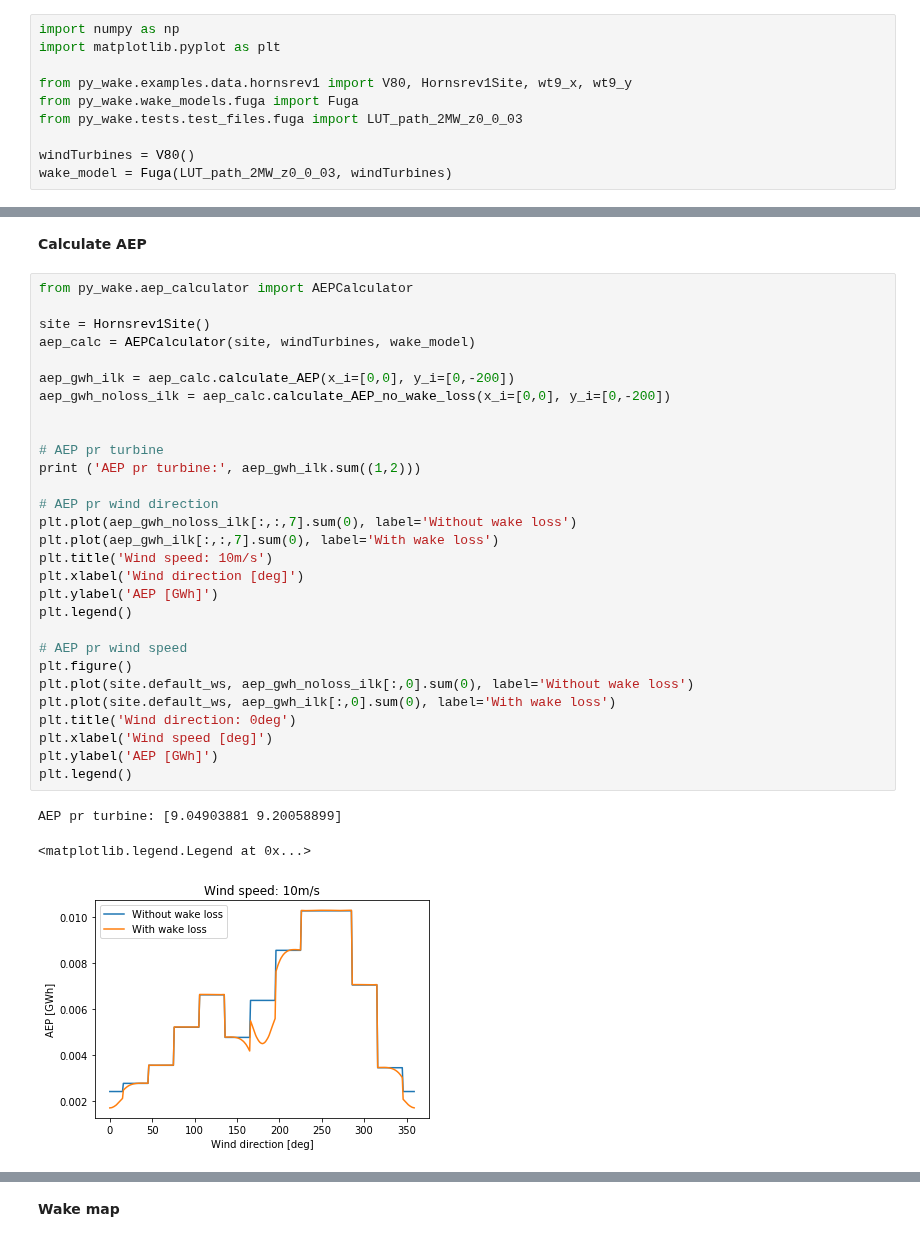
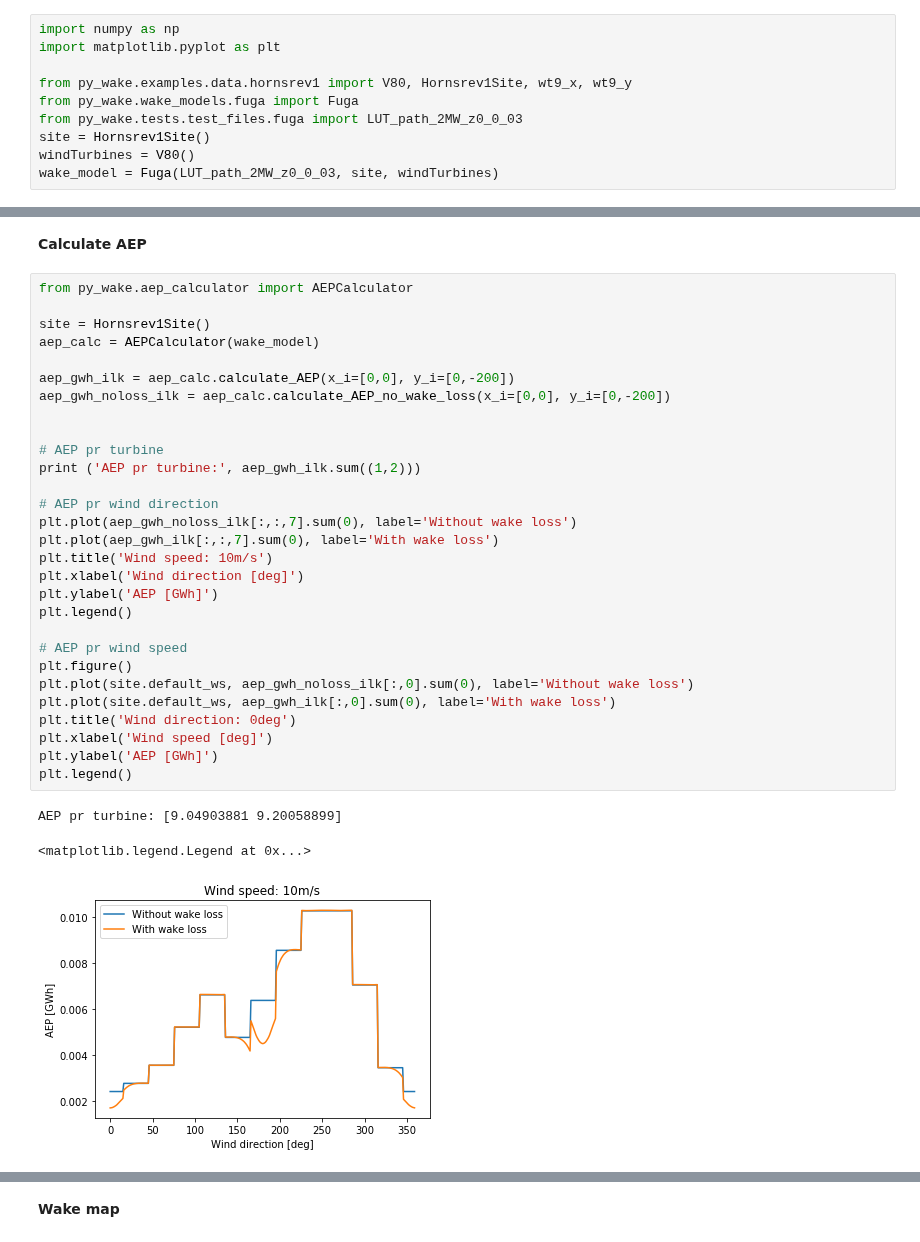
Before and after one commit to DTUWindEnergy/PyWake, a Jupyter notebook: _notebooks/elements/fuga.ipynb, the cells around one changed output, grey strips where cells are left out. Cells and saved outputs as stored; diff of their text form.

```diff
--- a/_notebooks/elements/fuga.ipynb
+++ b/_notebooks/elements/fuga.ipynb
@@ -7,9 +7,9 @@ import matplotlib.pyplot as plt
 from py_wake.examples.data.hornsrev1 import V80, Hornsrev1Site, wt9_x, wt9_y
 from py_wake.wake_models.fuga import Fuga
 from py_wake.tests.test_files.fuga import LUT_path_2MW_z0_0_03
-
+site = Hornsrev1Site()
 windTurbines = V80()
-wake_model = Fuga(LUT_path_2MW_z0_0_03, windTurbines)
+wake_model = Fuga(LUT_path_2MW_z0_0_03, site, windTurbines)
 # %% [markdown]
 The `Fuga` is a subclass of the general `WakeModel` class, see documentation [here](https://topfarm.pages.windenergy.dtu.dk/PyWake/wake_models/WakeModel.html)
 
@@ -122,32 +112,32 @@ For standard purposes, however, we do not call these methods manually. Instead w
 from py_wake.aep_calculator import AEPCalculator
 
 site = Hornsrev1Site()
-aep_calc = AEPCalculator(site, windTurbines, wake_model)
+aep_calc = AEPCalculator(wake_model)
 
 aep_gwh_ilk = aep_calc.calculate_AEP(x_i=[0,0], y_i=[0,-200])
 aep_gwh_noloss_ilk = aep_calc.calculate_AEP_no_wake_loss(x_i=[0,0], y_i=[0,-200])
 
 
 # AEP pr turbine
 print ('AEP pr turbine:', aep_gwh_ilk.sum((1,2)))
 
 # AEP pr wind direction
 plt.plot(aep_gwh_noloss_ilk[:,:,7].sum(0), label='Without wake loss')
 plt.plot(aep_gwh_ilk[:,:,7].sum(0), label='With wake loss')
 plt.title('Wind speed: 10m/s')
 plt.xlabel('Wind direction [deg]')
 plt.ylabel('AEP [GWh]')
 plt.legend()
 
 # AEP pr wind speed
 plt.figure()
 plt.plot(site.default_ws, aep_gwh_noloss_ilk[:,0].sum(0), label='Without wake loss')
 plt.plot(site.default_ws, aep_gwh_ilk[:,0].sum(0), label='With wake loss')
 plt.title('Wind direction: 0deg')
 plt.xlabel('Wind speed [deg]')
 plt.ylabel('AEP [GWh]')
 plt.legend()
 # %% [output]
 AEP pr turbine: [9.04903881 9.20058899]
 <matplotlib.legend.Legend at 0x...>
-[figure, old version]
+[figure, new version]
```
Also changed, not shown: parts of 8 cells of this notebook, 34 other files.
